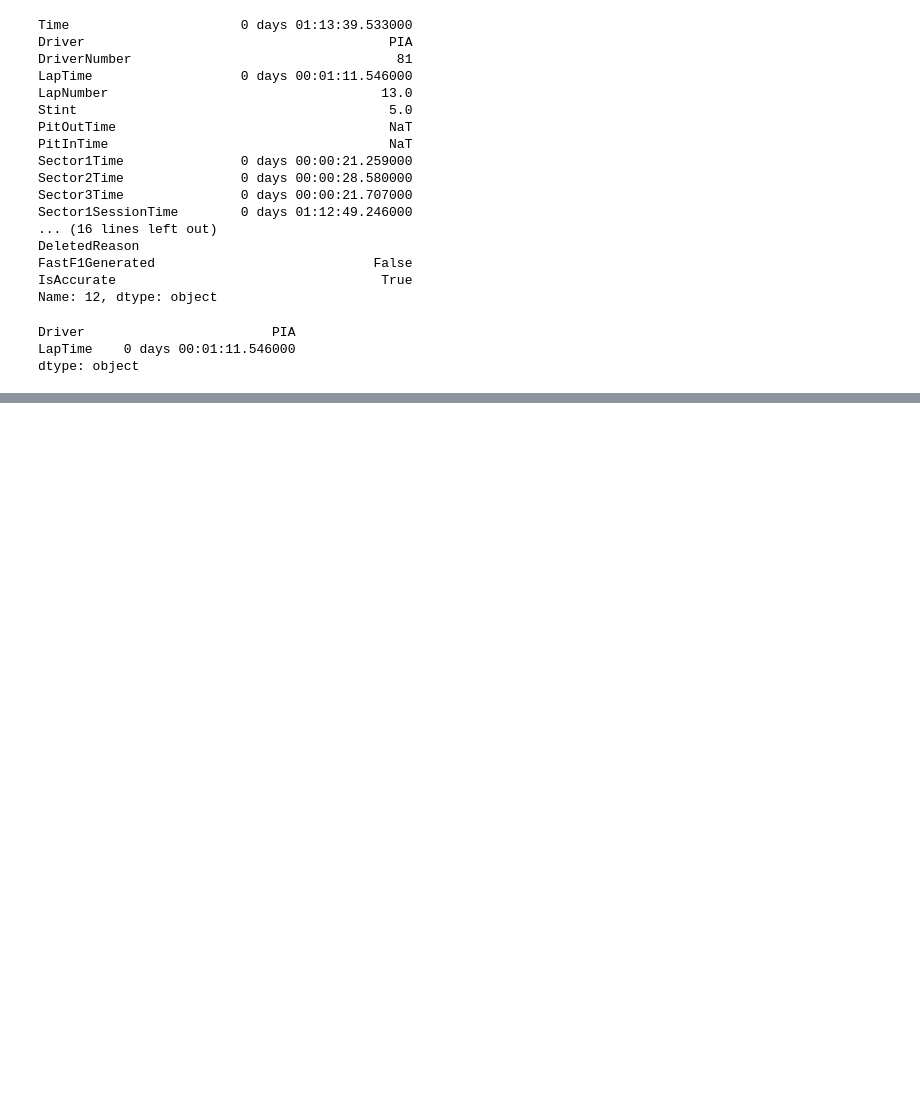
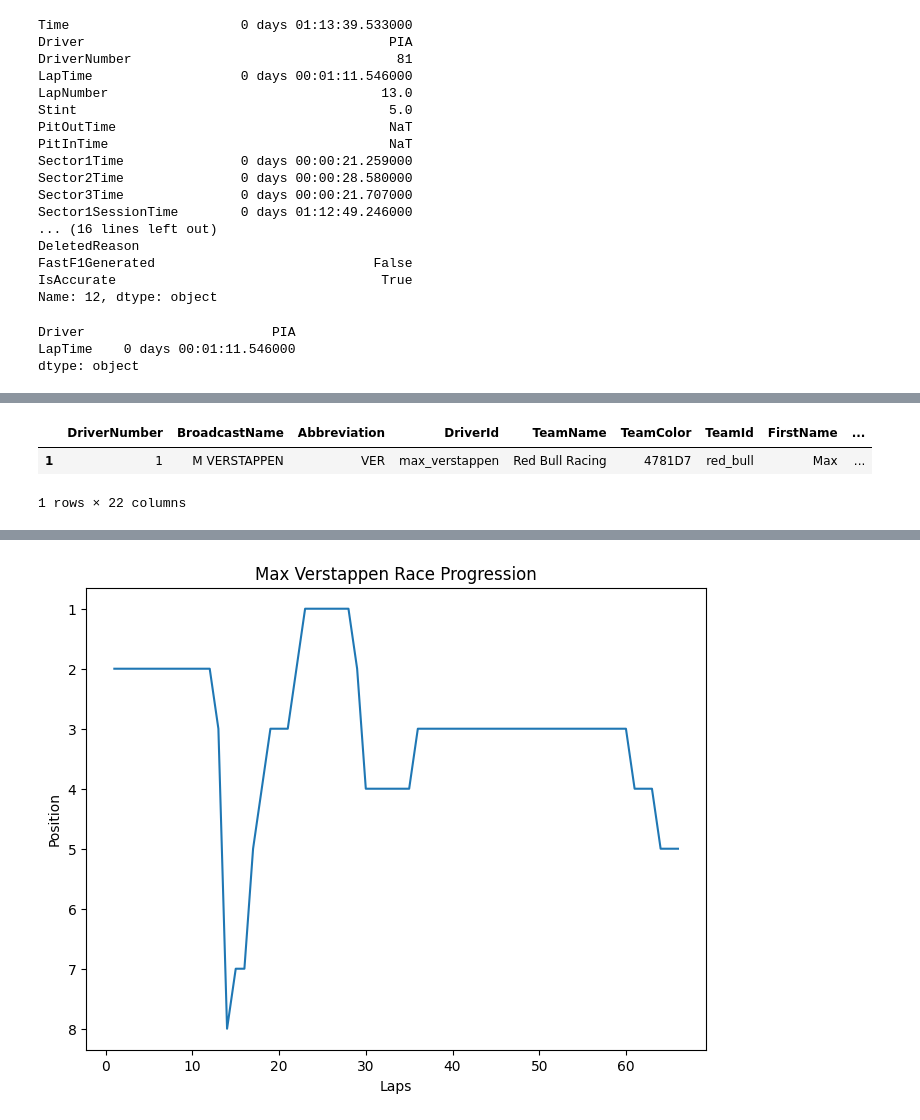
Before and after one commit to Mohandas-KJ/Slipstream-F1, a Jupyter notebook: 2026_Barcelona_GP/notebooks/02_results_and_laps.ipynb, the cells around one changed output, grey strips where cells are left out. Cells and saved outputs as stored; diff of their text form; code cells hidden in the pictures; blank space fills up the shorter version.

Commit message:
Spain GP: Analysed Race Data and Max's Race Progression

```diff
--- a/2026_Barcelona_GP/notebooks/02_results_and_laps.ipynb
+++ b/2026_Barcelona_GP/notebooks/02_results_and_laps.ipynb
@@ -195,0 +206,3 @@ dtype: object
+# %%
+race = sl.load_gp(2025,"Spanish Grand Prix","Race")
+race.load()
@@ -195,0 +224,2 @@ dtype: object
+# %%
+race_laps = race.laps
@@ -195,0 +242,4 @@ dtype: object
+# %%
+# Max Qualified in 3. But, Finished race at position 10
+# We Analyse
+max = race_laps.pick_drivers("VER")
@@ -195,0 +281,20 @@ dtype: object
+# %%
+race.results.loc[
+    race.results["Abbreviation"] == "VER"
+]
+# %% [output]
+|  | DriverNumber | BroadcastName | Abbreviation | DriverId | TeamName | TeamColor | TeamId | FirstName | ... |
+| 1 | 1 | M VERSTAPPEN | VER | max_verstappen | Red Bull Racing | 4781D7 | red_bull | Max | ... |
+1 rows × 22 columns
+# %%
+X = max["LapNumber"]
+y = max["Position"]
+
+plt.figure(figsize=(8,6))
+plt.plot(X,y)
+plt.gca().invert_yaxis()
+plt.title("Max Verstappen Race Progression")
+plt.xlabel("Laps")
+plt.ylabel("Position")
+plt
+# %% [output]
@@ -195,0 +302 @@ dtype: object
+[figure, added]
```
Also changed, not shown: parts of 10 cells of this notebook, 2 other files.
